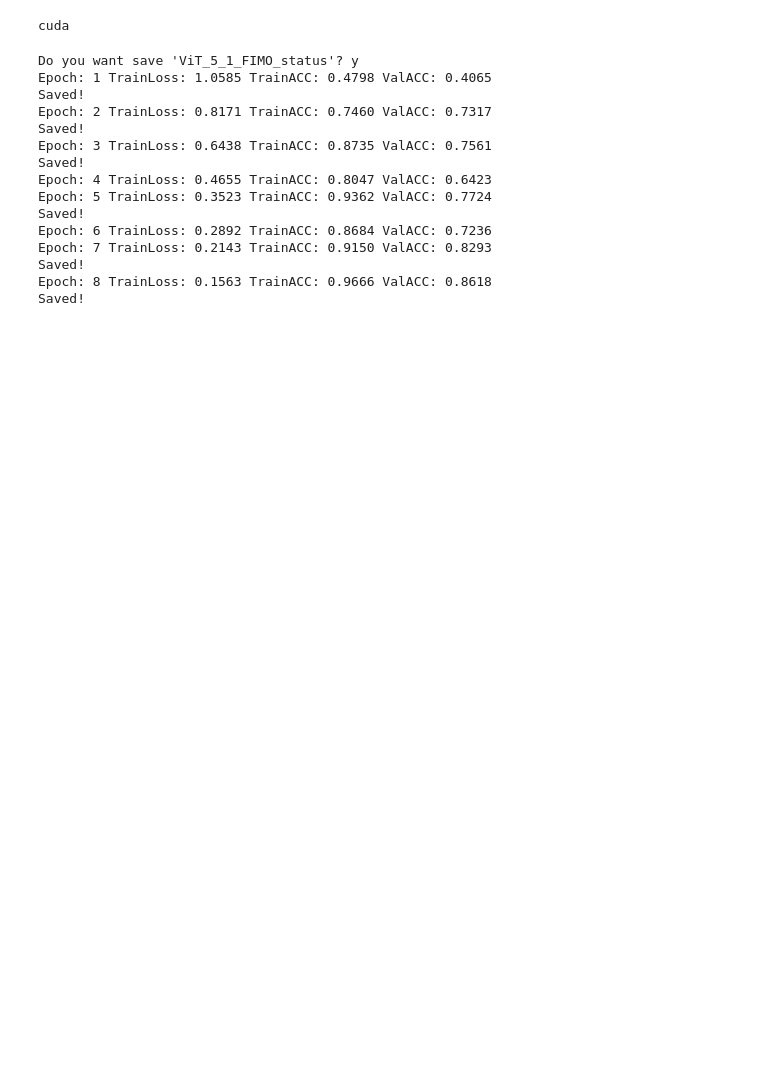
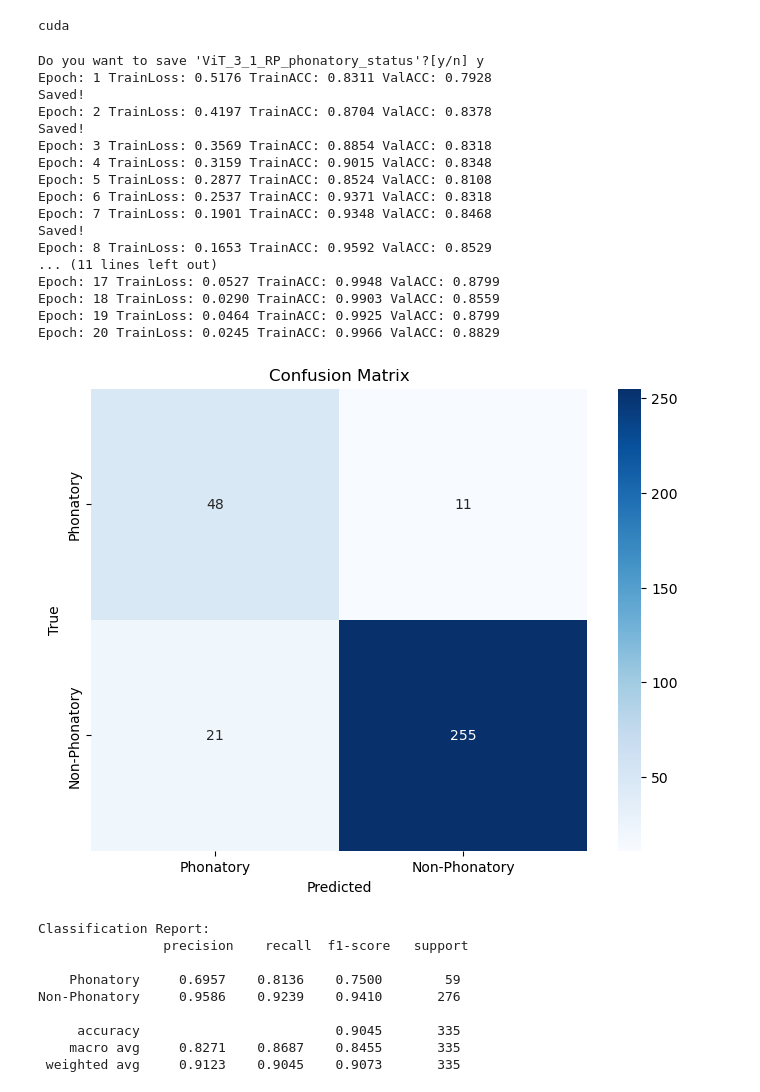
Before and after one commit to parsa-k/b2ai-voice, a Jupyter notebook: stridor-slide-vit.ipynb, the cells around one changed output. Saved outputs shown, nothing was run; the diff lists cells and outputs as text; code cells hidden in the pictures; blank space fills up the shorter version.

```diff
--- a/stridor-slide-vit.ipynb
+++ b/stridor-slide-vit.ipynb
@@ -417,7 +421,7 @@ optimizer = torch.optim.Adam(model.parameters(), lr=0.0001, weight_decay=5e-5)
 
 best_val_acc = 0
 
-word = input(f"Do you want save 'ViT_{traversal_window_frame}_{traversal_rate}_{filter_label}_{label_column}'?" )
+word = input(f"Do you want to save 'ViT_{traversal_window_frame}_{traversal_rate}_{filter_label}_{label_column}'?[y/n]" )
 
 
 for epoch in range(num_epochs):
@@ -448,21 +452,75 @@ for epoch in range(num_epochs):
             torch.save(model.state_dict(), f'./save/ViT_{traversal_window_frame}_{traversal_rate}_{filter_label}_{label_column}.pth')
             print('Saved!')
 # %% [output]
-Do you want save 'ViT_5_1_FIMO_status'? y
-Epoch: 1 TrainLoss: 1.0585 TrainACC: 0.4798 ValACC: 0.4065
+Do you want to save 'ViT_3_1_RP_phonatory_status'?[y/n] y
+Epoch: 1 TrainLoss: 0.5176 TrainACC: 0.8311 ValACC: 0.7928
 Saved!
-Epoch: 2 TrainLoss: 0.8171 TrainACC: 0.7460 ValACC: 0.7317
+Epoch: 2 TrainLoss: 0.4197 TrainACC: 0.8704 ValACC: 0.8378
 Saved!
-Epoch: 3 TrainLoss: 0.6438 TrainACC: 0.8735 ValACC: 0.7561
+Epoch: 3 TrainLoss: 0.3569 TrainACC: 0.8854 ValACC: 0.8318
+Epoch: 4 TrainLoss: 0.3159 TrainACC: 0.9015 ValACC: 0.8348
+Epoch: 5 TrainLoss: 0.2877 TrainACC: 0.8524 ValACC: 0.8108
+Epoch: 6 TrainLoss: 0.2537 TrainACC: 0.9371 ValACC: 0.8318
+Epoch: 7 TrainLoss: 0.1901 TrainACC: 0.9348 ValACC: 0.8468
 Saved!
-Epoch: 4 TrainLoss: 0.4655 TrainACC: 0.8047 ValACC: 0.6423
-Epoch: 5 TrainLoss: 0.3523 TrainACC: 0.9362 ValACC: 0.7724
-Saved!
-Epoch: 6 TrainLoss: 0.2892 TrainACC: 0.8684 ValACC: 0.7236
-Epoch: 7 TrainLoss: 0.2143 TrainACC: 0.9150 ValACC: 0.8293
-Saved!
-Epoch: 8 TrainLoss: 0.1563 TrainACC: 0.9666 ValACC: 0.8618
-Saved!
+Epoch: 8 TrainLoss: 0.1653 TrainACC: 0.9592 ValACC: 0.8529
+... (11 lines left out)
+Epoch: 17 TrainLoss: 0.0527 TrainACC: 0.9948 ValACC: 0.8799
+Epoch: 18 TrainLoss: 0.0290 TrainACC: 0.9903 ValACC: 0.8559
+Epoch: 19 TrainLoss: 0.0464 TrainACC: 0.9925 ValACC: 0.8799
+Epoch: 20 TrainLoss: 0.0245 TrainACC: 0.9966 ValACC: 0.8829
+# %%
+import matplotlib.pyplot as plt
+import seaborn as sns
+from sklearn.metrics import confusion_matrix, classification_report
+
+device = torch.device('cuda' if torch.cuda.is_available() else 'cpu')
+
+def get_predictions_and_labels(model, dataloader, device):
+    model.to(device)
+    model.eval()
+    all_preds = []
+    all_labels = []
+    with torch.no_grad():
+        for batch in dataloader:
+            signal = batch['signal'].to(device)
+            outputs = model(signal.view(-1, 1, signal.size(1), signal.size(2)).to(device))
+            preds = torch.argmax(outputs, dim=1).cpu().numpy()
+            labels = torch.argmax(batch[label_column], dim=1).cpu().numpy()  # Convert one-hot encoded labels to class indices
+            all_preds.extend(preds)
+            all_labels.extend(labels)
+    return all_preds, all_labels
+
+# Assuming test_dataloader is defined and model is trained
+model.load_state_dict(torch.load(f'./save/ViT_{traversal_window_frame}_{traversal_rate}_{filter_label}_{label_column}.pth'))
+
+# Get predictions and true labels for the test set
+preds, labels = get_predictions_and_labels(model, test_dataloader, device)
+
+# Compute confusion matrix and classification report
+conf_matrix = confusion_matrix(labels, preds)
+class_report = classification_report(labels, preds, target_names=dataset.unique_labels, digits=4)
+
+# Plot the confusion matrix
+plt.figure(figsize=(8, 6))
+sns.heatmap(conf_matrix, annot=True, fmt='d', cmap='Blues', xticklabels=dataset.unique_labels, yticklabels=dataset.unique_labels)
+plt.xlabel('Predicted')
+plt.ylabel('True')
+plt.title('Confusion Matrix')
+plt.show()
+
+print('Classification Report:\n', class_report)
+# %% [output]
+[figure, added]
+Classification Report:
+                precision    recall  f1-score   support
+
+    Phonatory     0.6957    0.8136    0.7500        59
+Non-Phonatory     0.9586    0.9239    0.9410       276
+
+     accuracy                         0.9045       335
+    macro avg     0.8271    0.8687    0.8455       335
+ weighted avg     0.9123    0.9045    0.9073       335
 # %%
 import matplotlib.pyplot as plt
 import seaborn as sns
```
Also changed, not shown: parts of 7 cells of this notebook.
